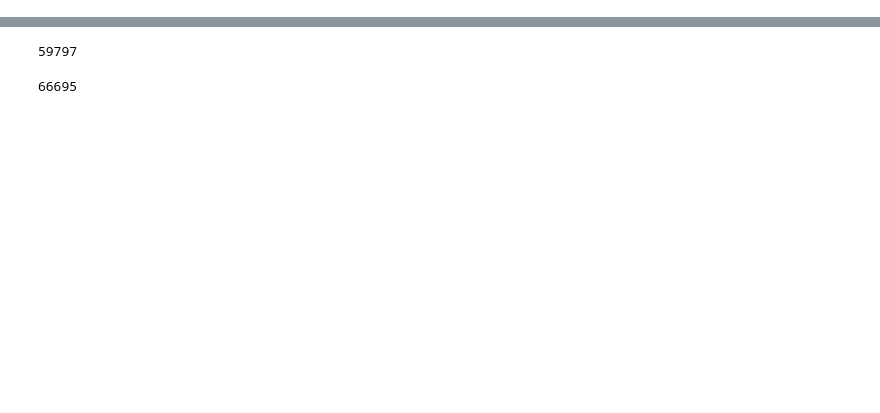
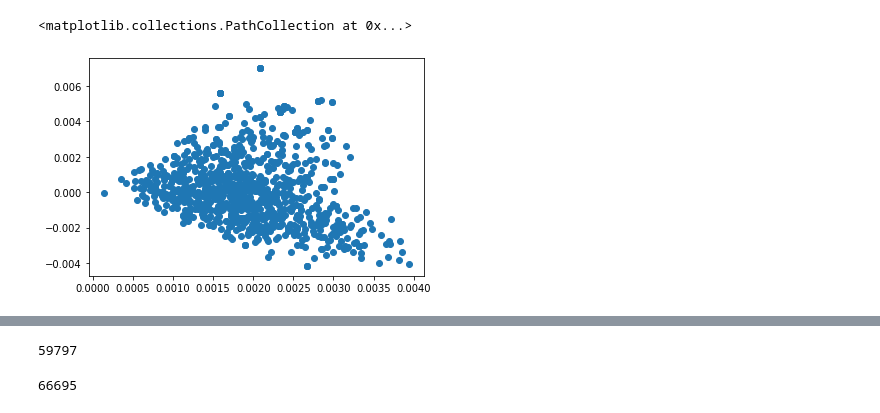
Before and after one commit to GavinPHR/Parser, a Jupyter notebook: svd.ipynb, the cells around one changed output, grey strips where cells are left out. Cells and saved outputs as stored; diff of their text form; code cells hidden in the pictures; blank space fills up the shorter version.

```diff
--- a/svd.ipynb
+++ b/svd.ipynb
@@ -64,0 +161,5 @@ config.train[10]
+# %%
+plt.scatter(G[:1000,-1], G[:1000,-2])#, c=netflix.IDX[config.nonterminal_map['NP']][:1000])
+# %% [output]
+<matplotlib.collections.PathCollection at 0x...>
+[figure, added]
```
Also changed, not shown: parts of 31 cells of this notebook, 15 other files.
